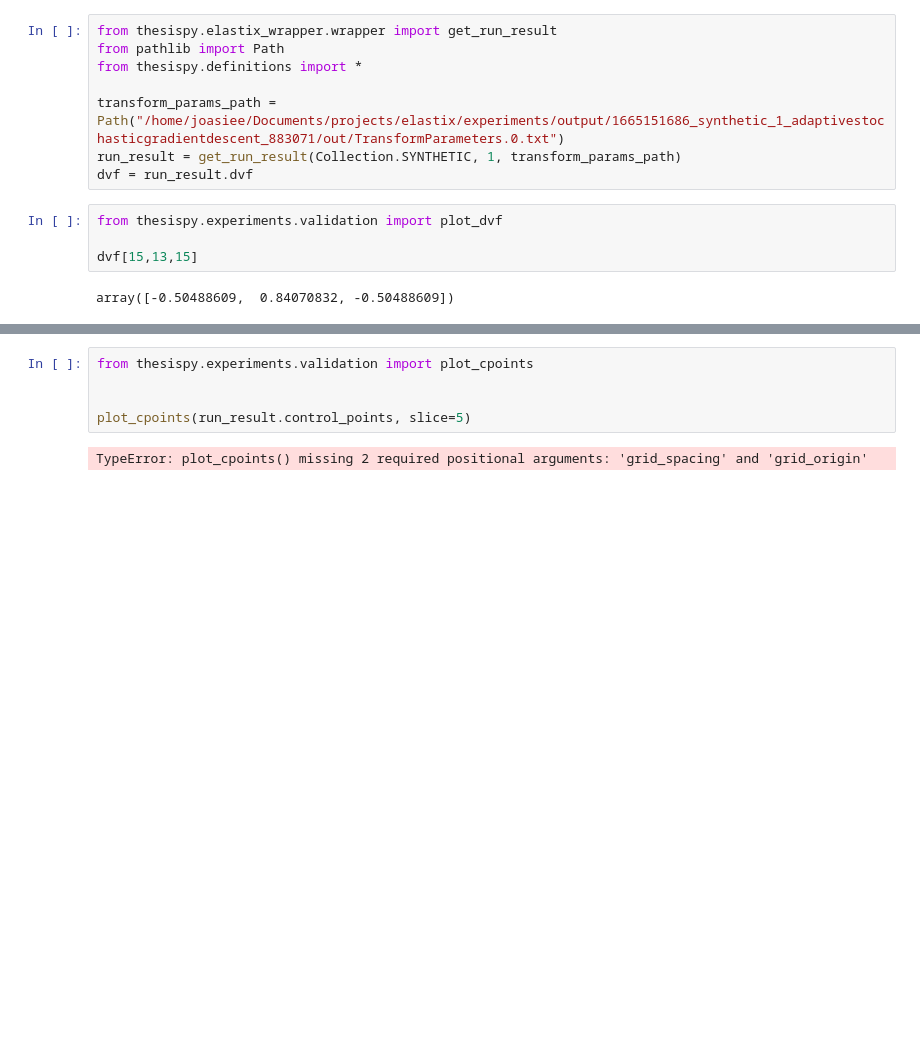
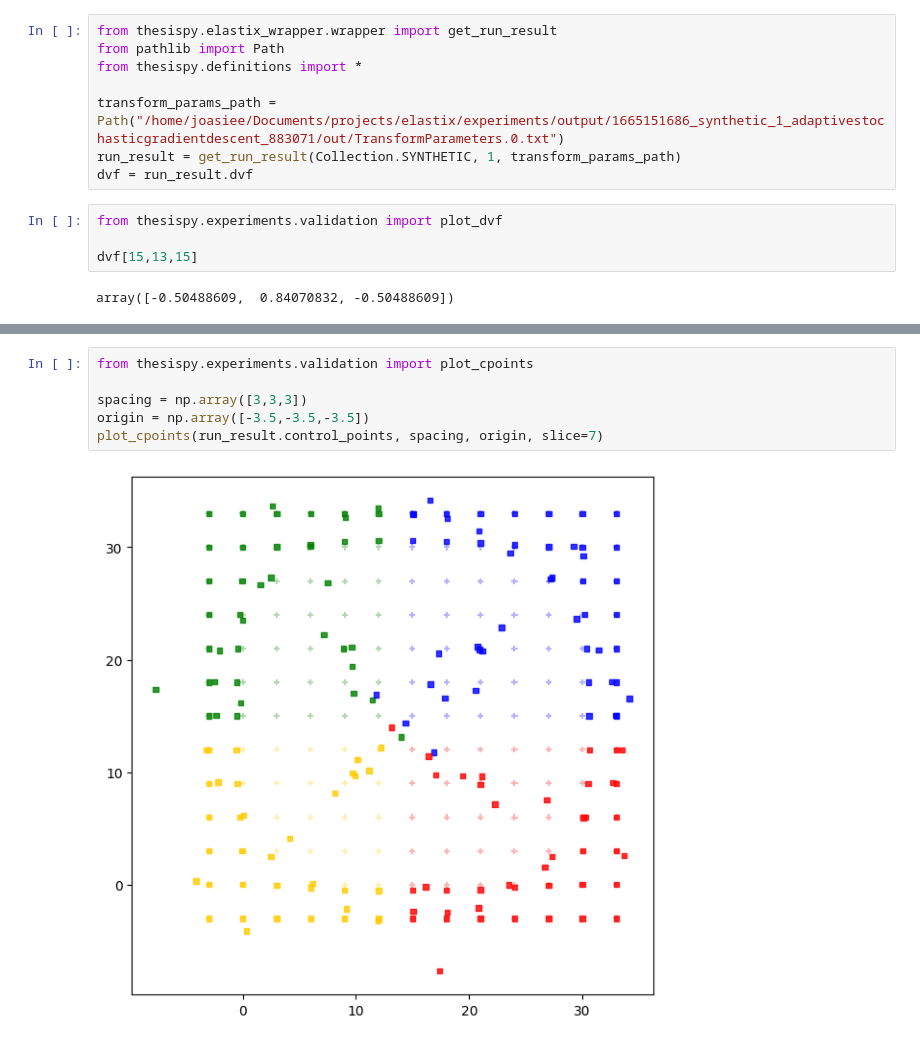
Before and after one commit to joasiee/elastix, a Jupyter notebook: experiments/notebooks/tests.ipynb, the cells around one changed output, grey strips where cells are left out. Cells and saved outputs as stored; diff of their text form; blank space fills up the shorter version.

```diff
--- a/experiments/notebooks/tests.ipynb
+++ b/experiments/notebooks/tests.ipynb
@@ -65,7 +67,8 @@ plot_dvf(dvf)
 # %%
 from thesispy.experiments.validation import plot_cpoints
 
-
-plot_cpoints(run_result.control_points, slice=5)
+spacing = np.array([3,3,3])
+origin = np.array([-3.5,-3.5,-3.5])
+plot_cpoints(run_result.control_points, spacing, origin, slice=7)
 # %% [output]
-TypeError: plot_cpoints() missing 2 required positional arguments: 'grid_spacing' and 'grid_origin'
+[figure, added]
```
Also changed, not shown: parts of 2 cells of this notebook.
